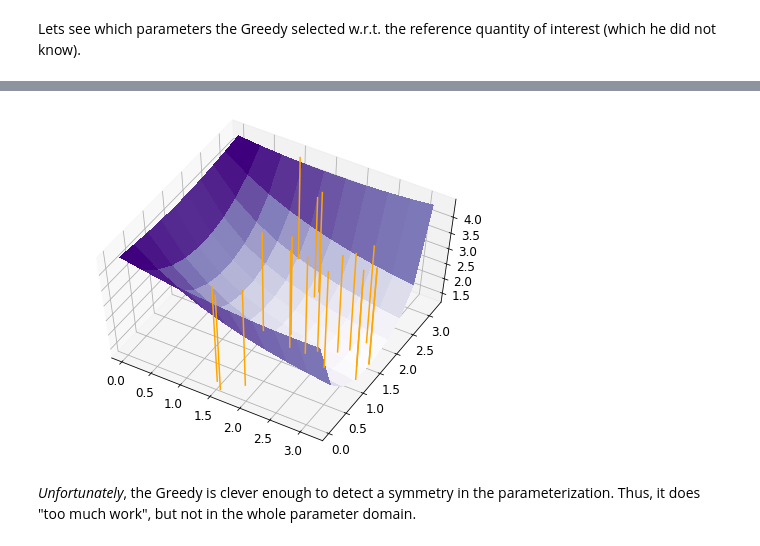
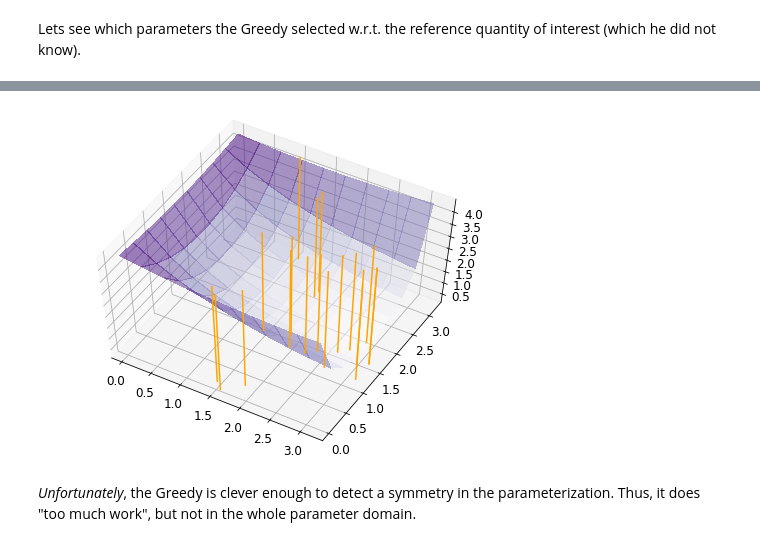
Before and after one commit to TiKeil/proceedings-mbour-2017-lrbms-control, a Jupyter notebook: notebooks/proceedings-mbour-2017-lrbms-control.ipynb, the cells around one changed output, grey strips where cells are left out. Saved outputs shown, nothing was run; the diff lists cells and outputs as text; code cells hidden in the pictures.

```diff
--- a/notebooks/proceedings-mbour-2017-lrbms-control.ipynb
+++ b/notebooks/proceedings-mbour-2017-lrbms-control.ipynb
@@ -81,14 +82,13 @@ config = {'num_coarse_grid_elements': [8, 8],
           'num_grid_refinements': 4,
           'num_grid_subdomains': [8, 8],
           'num_grid_oversampling_layers': 4, # num_grid_oversampling_layers has to exactly cover one subdomain!
-          'enrichment_target_error': -1,
-          'marking_doerfler_theta': -1,
-          'marking_max_age': -1}
+          'enrichment_target_error': None,   # this means: 1.1*estimated discretization error
+          'marking_doerfler_theta': -1,      # these two ...
+          'marking_max_age': -1}             # ... will be set below
 
 grid_and_problem_data = init_grid_and_problem(config)
 grid = grid_and_problem_data['grid']
 logger.info('... grid has {} elements and {} subdomains'.format(grid.num_elements, grid.num_subdomains))
-#grid.visualize('grid', False)
 
 mu_bar = grid_and_problem_data['mu_bar']
 parameter_range = grid_and_problem_data['parameter_range']
@@ -419,10 +364,20 @@ Lets see which parameters the Greedy selected w.r.t. the reference quantity of i
 # %%
 logger.info('plotting parameter values selected during the greedy ...')
 
-reference_plot = plot_3d_surface(reference_quantity_of_interest, XX, YY)
+#reference_plot = plot_3d_surface(reference_quantity_of_interest, XX, YY)
+
+fig = plt.figure()
+ax = fig.gca(projection='3d')
+
+x, y, f_of_x = compute_value_matrix(RB_quantity_of_interest, XX, YY)
+ax.plot_surface(x, y, f_of_x, cmap='Purples', linewidth=0, antialiased=False, alpha=0.5)
+ax.view_init(elev=57.7597402597, azim=-59.6370967742)
+ax.set_xlim3d([-0.10457963, 3.2961723])
+ax.set_ylim3d([-0.10457963, 3.29617229])
+ax.set_zlim3d([0.21921607, 4.42022848])
 
 for mu in RB_greedy_mus:
-    addplot_xy_point_as_bar(reference_plot, mu[0], mu[1])
+    addplot_xy_point_as_bar(ax, mu[0], mu[1])
 
 logger.info('... done')
 # %% [output]
@@ -431,4 +386,4 @@ logger.info('... done')
-[figure, old version]
+[figure, new version]
 # %% [markdown]
 _Unfortunately_, the Greedy is clever enough to detect a symmetry in the parameterization.
 Thus, it does "too much work", but not in the whole parameter domain.
```
Also changed, not shown: parts of 7 cells of this notebook.
